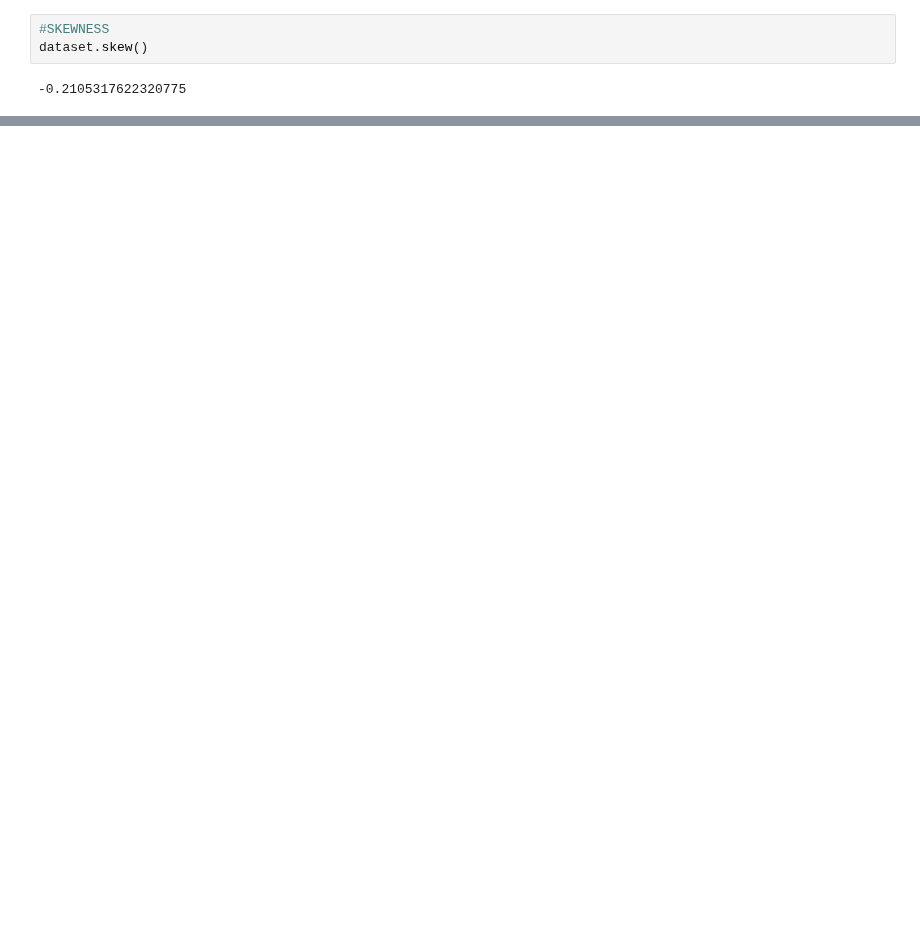
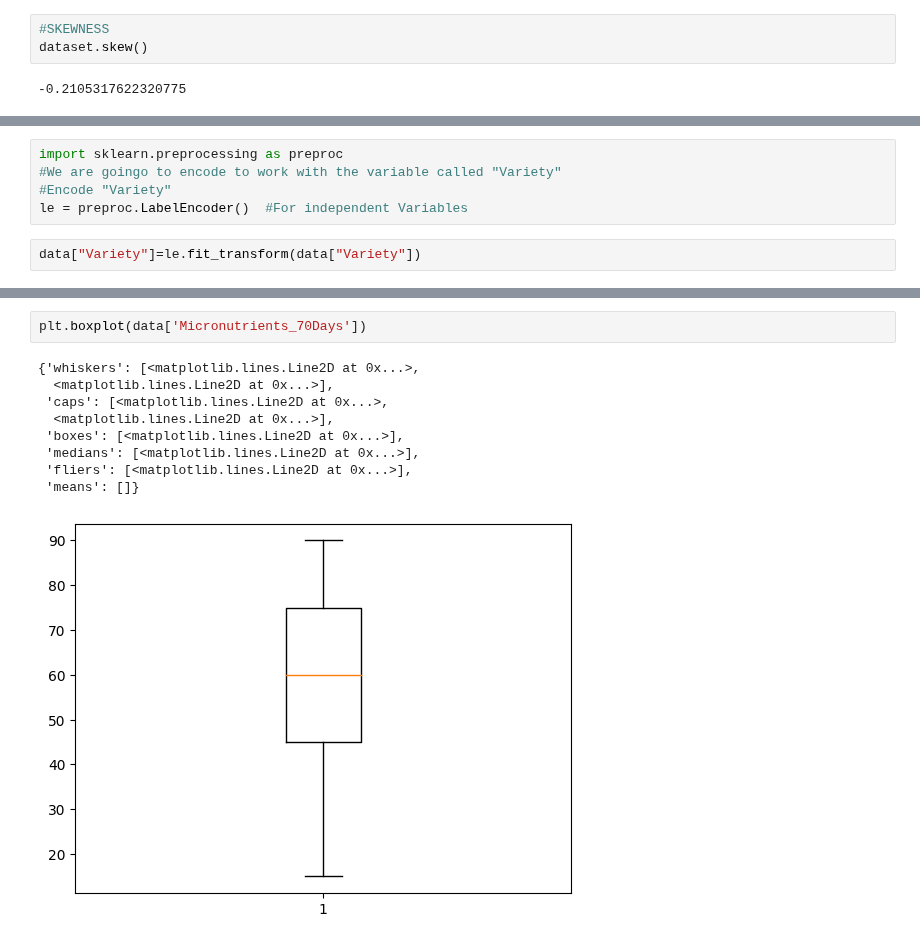
Before and after one commit to 2026726-dotcom/STDA, a Jupyter notebook: CA1.ipynb, the cells around one changed output, grey strips where cells are left out. Saved outputs shown, nothing was run; the diff lists cells and outputs as text; blank space fills up the shorter version.

Commit message:
graphs

```diff
--- a/CA1.ipynb
+++ b/CA1.ipynb
@@ -172,0 +178,7 @@ dataset.kurt()
+# %%
+import sklearn.preprocessing as preproc
+#We are goingo to encode to work with the variable called "Variety"
+#Encode "Variety"
+le = preproc.LabelEncoder()  #For independent Variables
+# %%
+data["Variety"]=le.fit_transform(data["Variety"])
@@ -172,0 +237,12 @@ dataset.kurt()
+# %%
+plt.boxplot(data['Micronutrients_70Days'])
+# %% [output]
+{'whiskers': [<matplotlib.lines.Line2D at 0x...>,
+  <matplotlib.lines.Line2D at 0x...>],
+ 'caps': [<matplotlib.lines.Line2D at 0x...>,
+  <matplotlib.lines.Line2D at 0x...>],
+ 'boxes': [<matplotlib.lines.Line2D at 0x...>],
+ 'medians': [<matplotlib.lines.Line2D at 0x...>],
+ 'fliers': [<matplotlib.lines.Line2D at 0x...>],
+ 'means': []}
+[figure, added]
```
Also changed, not shown: parts of 20 cells of this notebook.
